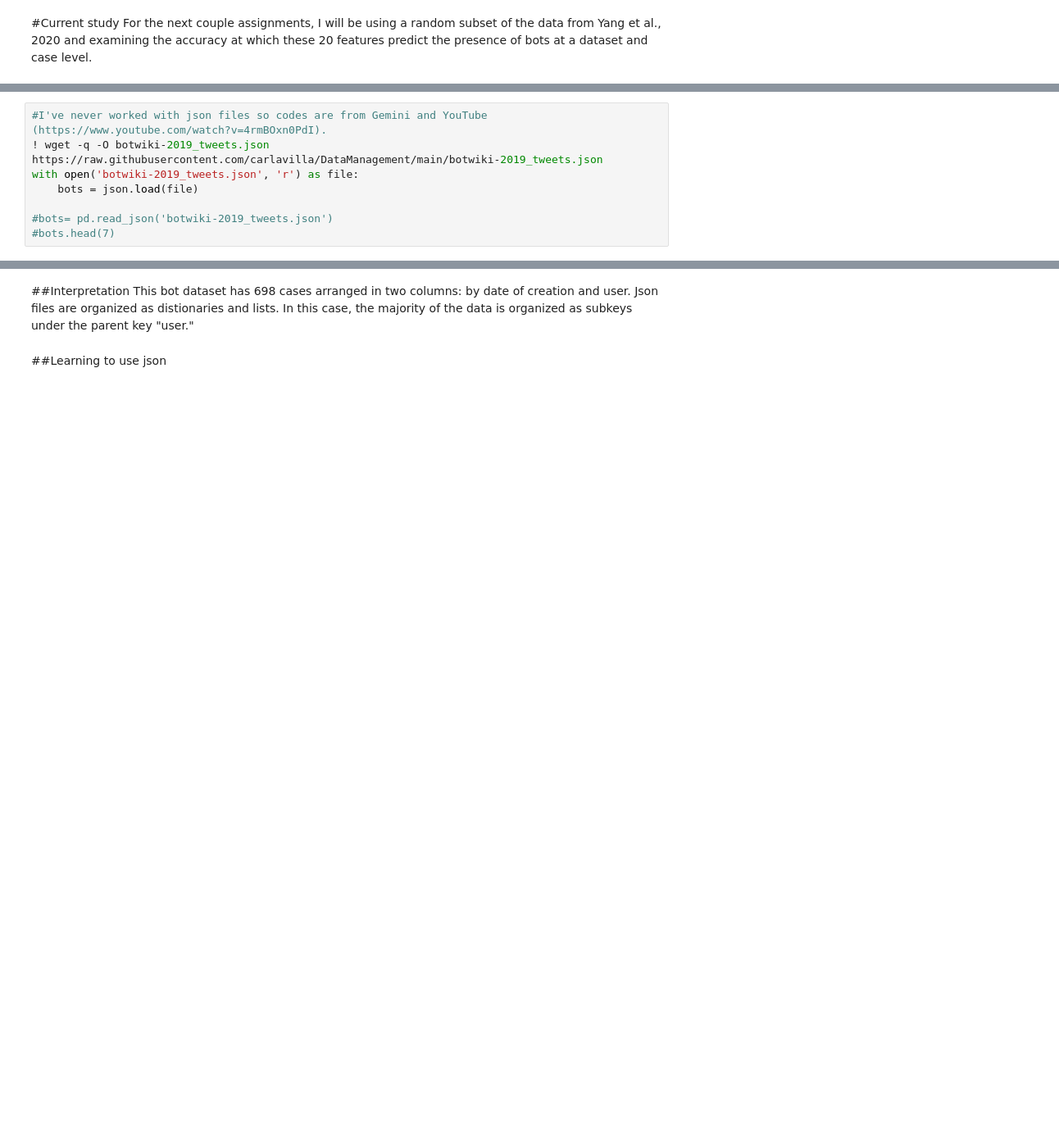
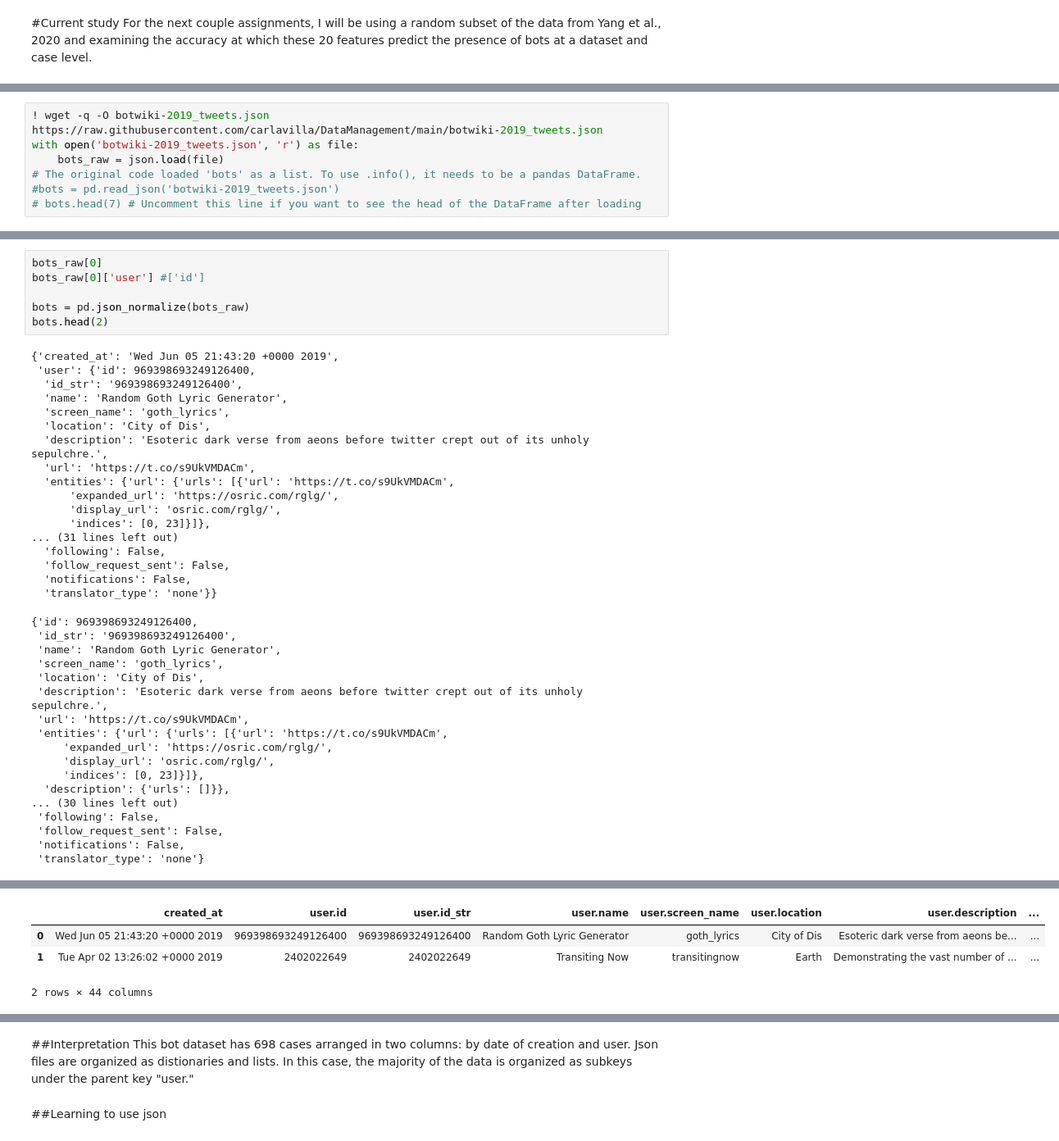
Before and after one commit to carlavilla/DataManagement, a Jupyter notebook: CV_DMPS0.ipynb, the cells around one changed output, grey strips where cells are left out. Shown at 82% size. Cells and saved outputs as stored; diff of their text form; blank space fills up the shorter version.

```diff
--- a/CV_DMPS0.ipynb
+++ b/CV_DMPS0.ipynb
@@ -93,9 +93,8 @@ botwiki-2019_tweets.json  sample_data
 # %%
-#I've never worked with json files so codes are from Gemini and YouTube (https://www.youtube.com/watch?v=4rmBOxn0PdI).
 ! wget -q -O botwiki-2019_tweets.json https://raw.githubusercontent.com/carlavilla/DataManagement/main/botwiki-2019_tweets.json
 with open('botwiki-2019_tweets.json', 'r') as file:
-    bots = json.load(file)
-
-#bots= pd.read_json('botwiki-2019_tweets.json')
-#bots.head(7)
+    bots_raw = json.load(file)
+# The original code loaded 'bots' as a list. To use .info(), it needs to be a pandas DataFrame.
+#bots = pd.read_json('botwiki-2019_tweets.json')
+# bots.head(7) # Uncomment this line if you want to see the head of the DataFrame after loading
 # %%
@@ -102,0 +120,41 @@ bots.describe()
+# %%
+bots_raw[0]
+bots_raw[0]['user'] #['id']
+
+bots = pd.json_normalize(bots_raw)
+bots.head(2)
+# %% [output]
+{'created_at': 'Wed Jun 05 21:43:20 +0000 2019',
+ 'user': {'id': 969398693249126400,
+  'id_str': '969398693249126400',
+  'name': 'Random Goth Lyric Generator',
+  'screen_name': 'goth_lyrics',
+  'location': 'City of Dis',
+  'description': 'Esoteric dark verse from aeons before twitter crept out of its unholy sepulchre.',
+  'url': 'https://t.co/s9UkVMDACm',
+  'entities': {'url': {'urls': [{'url': 'https://t.co/s9UkVMDACm',
+      'expanded_url': 'https://osric.com/rglg/',
+      'display_url': 'osric.com/rglg/',
+      'indices': [0, 23]}]},
+... (31 lines left out)
+  'following': False,
+  'follow_request_sent': False,
+  'notifications': False,
+  'translator_type': 'none'}}
+{'id': 969398693249126400,
+ 'id_str': '969398693249126400',
+ 'name': 'Random Goth Lyric Generator',
+ 'screen_name': 'goth_lyrics',
+ 'location': 'City of Dis',
+ 'description': 'Esoteric dark verse from aeons before twitter crept out of its unholy sepulchre.',
+ 'url': 'https://t.co/s9UkVMDACm',
+ 'entities': {'url': {'urls': [{'url': 'https://t.co/s9UkVMDACm',
+     'expanded_url': 'https://osric.com/rglg/',
+     'display_url': 'osric.com/rglg/',
+     'indices': [0, 23]}]},
+  'description': {'urls': []}},
+... (30 lines left out)
+ 'following': False,
+ 'follow_request_sent': False,
+ 'notifications': False,
+ 'translator_type': 'none'}
@@ -102,0 +162,4 @@ bots.describe()
+|  | created_at | user.id | user.id_str | user.name | user.screen_name | user.location | user.description | ... |
+| 0 | Wed Jun 05 21:43:20 +0000 2019 | 969398693249126400 | 969398693249126400 | Random Goth Lyric Generator | goth_lyrics | City of Dis | Esoteric dark verse from aeons be... | ... |
+| 1 | Tue Apr 02 13:26:02 +0000 2019 | 2402022649 | 2402022649 | Transiting Now | transitingnow | Earth | Demonstrating the vast number of ... | ... |
+2 rows × 44 columns
```
Also changed, not shown: parts of 15 cells of this notebook.
